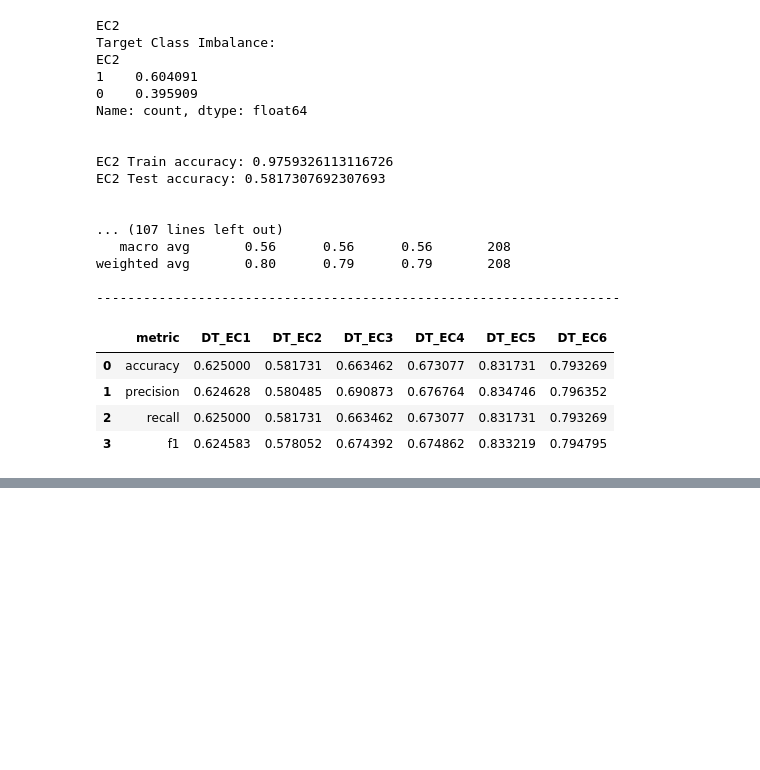
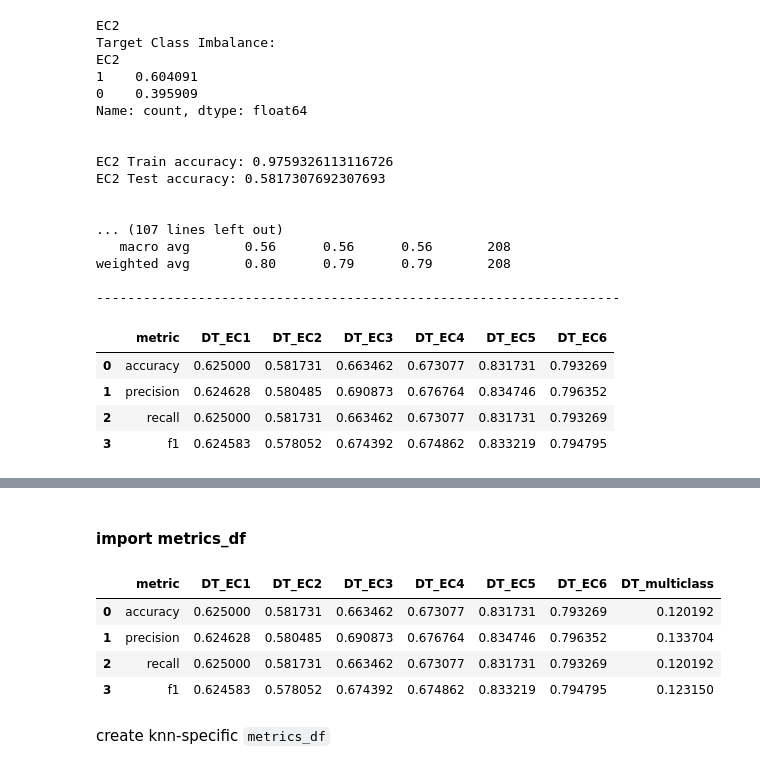
Before and after one commit to alainareeba/BIOL3340_EnzymeClassification, a Jupyter notebook: Bioinf_enzymesubstrates.ipynb, the cells around one changed output, grey strips where cells are left out. Drawn from its saved outputs; the diff is of its cells as text; code cells hidden in the pictures; blank space fills up the shorter version.

```diff
--- a/Bioinf_enzymesubstrates.ipynb
+++ b/Bioinf_enzymesubstrates.ipynb
@@ -573,0 +723,13 @@ Perhaps the `weighted` argument when calculating metrics is skewing results
+# %% [markdown]
+#### import metrics_df
+# %%
+metrics_df = pd.read_csv("/content/metrics_baselineDTs.csv")
+metrics_df.drop("Unnamed: 0",axis="columns")
+# %% [output]
+|  | metric | DT_EC1 | DT_EC2 | DT_EC3 | DT_EC4 | DT_EC5 | DT_EC6 | DT_multiclass |
+| 0 | accuracy | 0.625000 | 0.581731 | 0.663462 | 0.673077 | 0.831731 | 0.793269 | 0.120192 |
+| 1 | precision | 0.624628 | 0.580485 | 0.690873 | 0.676764 | 0.834746 | 0.796352 | 0.133704 |
+| 2 | recall | 0.625000 | 0.581731 | 0.663462 | 0.673077 | 0.831731 | 0.793269 | 0.120192 |
+| 3 | f1 | 0.624583 | 0.578052 | 0.674392 | 0.674862 | 0.833219 | 0.794795 | 0.123150 |
+# %% [markdown]
+create knn-specific `metrics_df`
```
Also changed, not shown: parts of 33 cells of this notebook.
